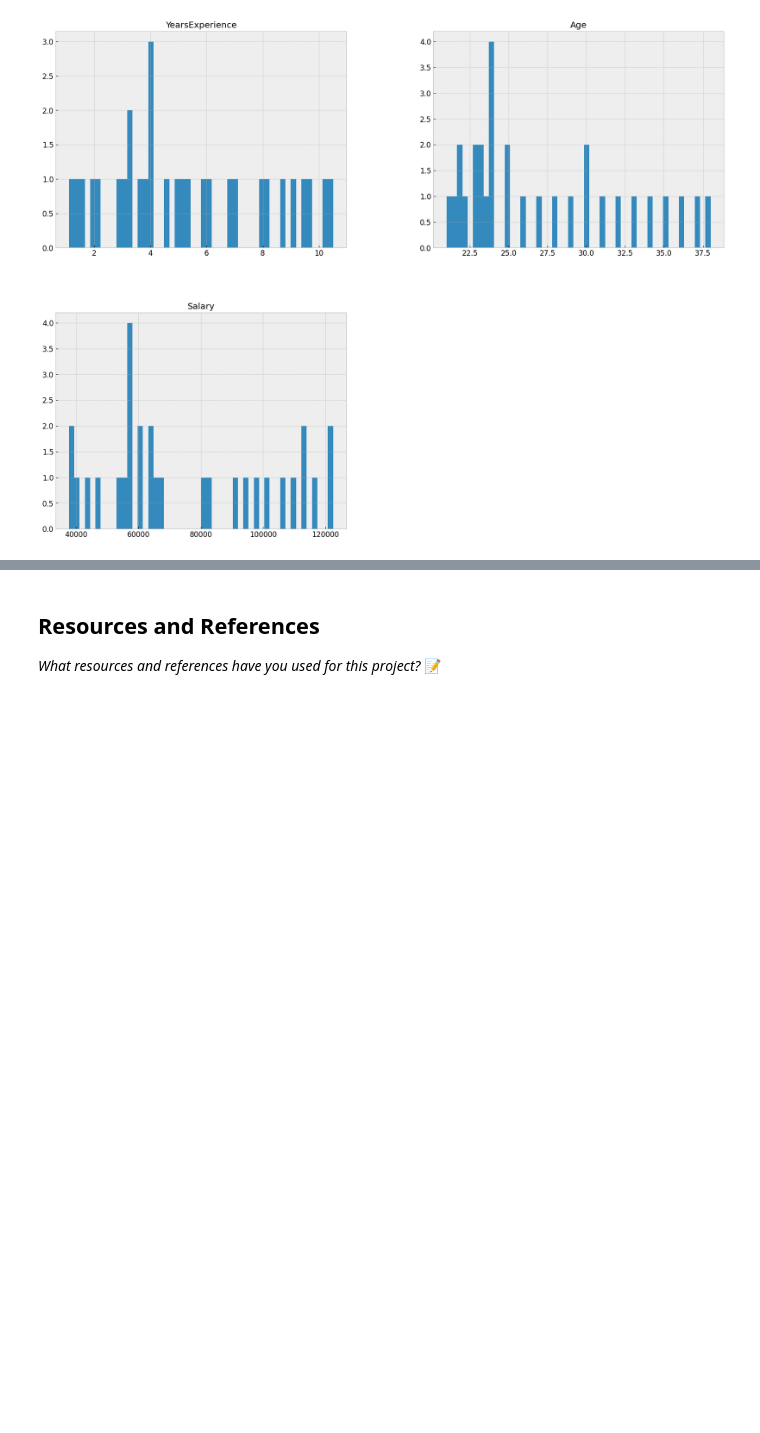
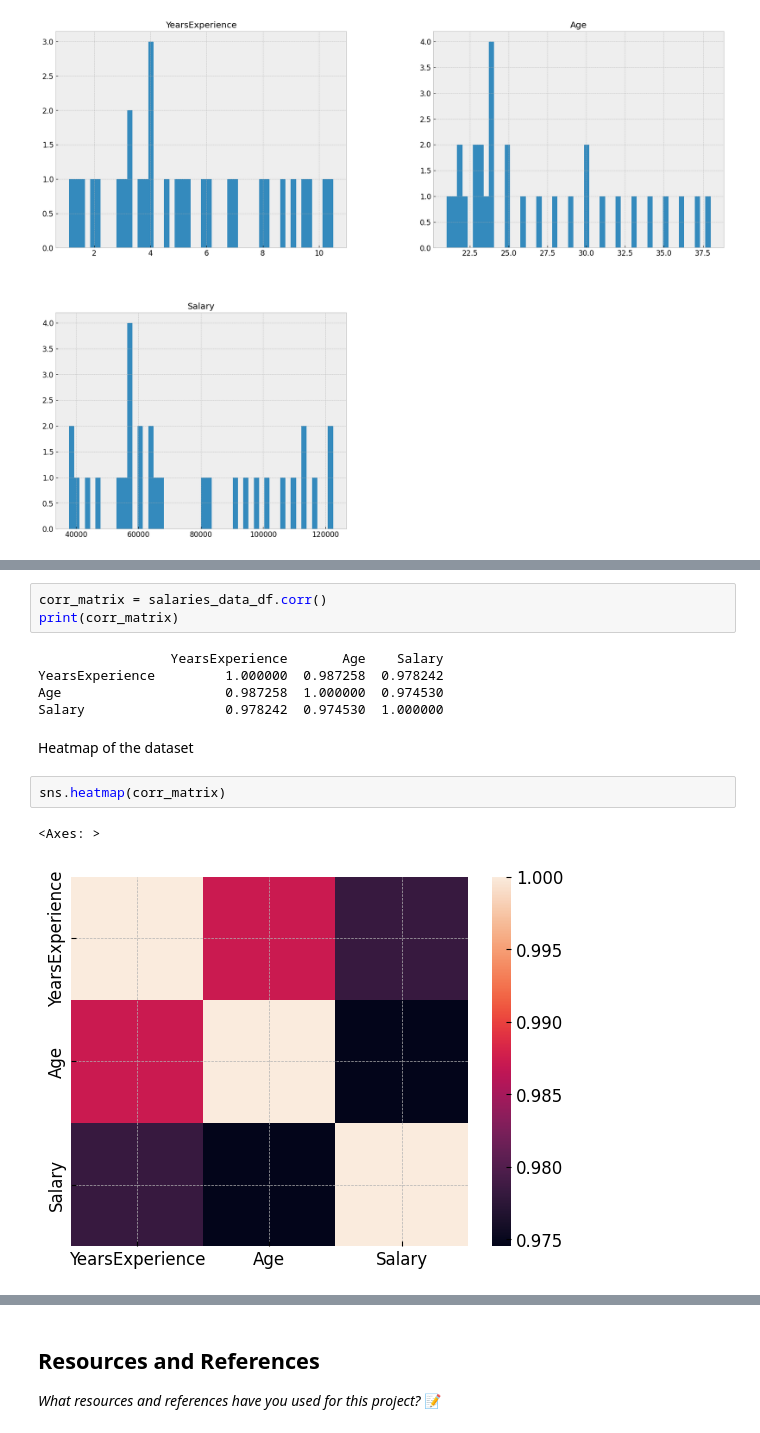
Before and after one commit to IT4063c-Spring23/final-project-dthapa1, a Jupyter notebook: source.ipynb, the cells around one changed output, grey strips where cells are left out. Drawn from its saved outputs; the diff is of its cells as text; blank space fills up the shorter version.

```diff
--- a/source.ipynb
+++ b/source.ipynb
@@ -169,0 +192,15 @@ plt.show()
+# %%
+corr_matrix = salaries_data_df.corr()
+print(corr_matrix)
+# %% [output]
+                 YearsExperience       Age    Salary
+YearsExperience         1.000000  0.987258  0.978242
+Age                     0.987258  1.000000  0.974530
+Salary                  0.978242  0.974530  1.000000
+# %% [markdown]
+Heatmap of the dataset
+# %%
+sns.heatmap(corr_matrix)
+# %% [output]
+<Axes: >
+[figure, added]
```
Also changed, not shown: parts of 41 cells of this notebook.
